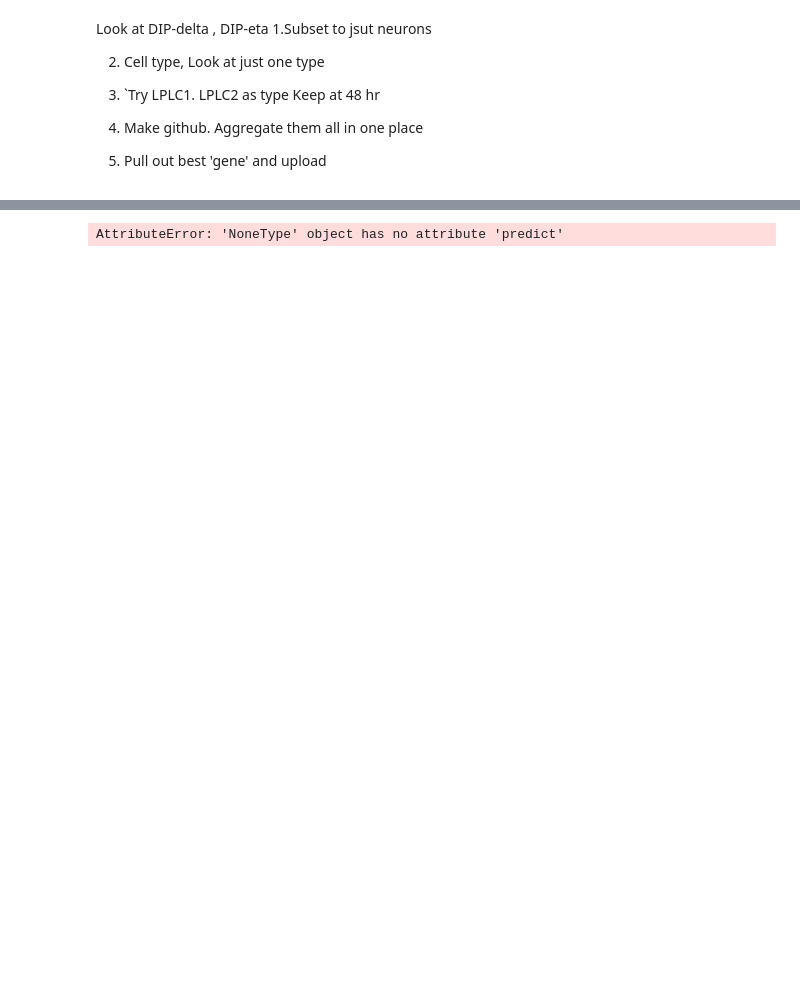
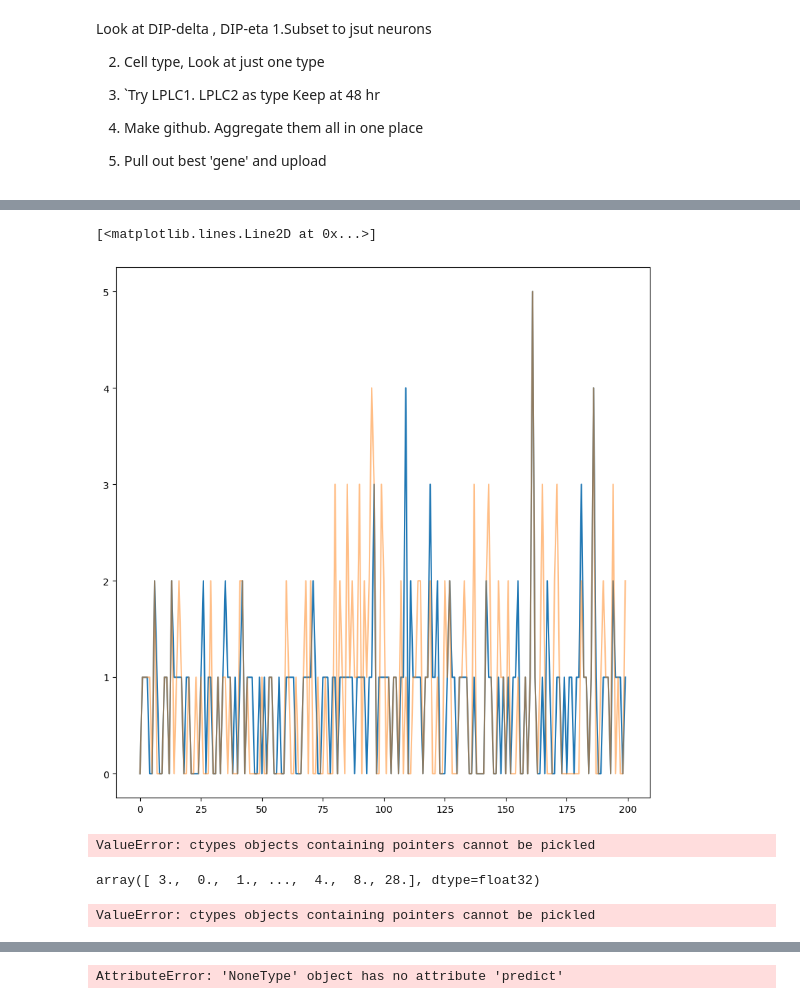
Before and after one commit to kjl3467/GeneExpressionPrediction, a Jupyter notebook: testing.ipynb, the cells around one changed output, grey strips where cells are left out. Drawn from its saved outputs; the diff is of its cells as text; code cells hidden in the pictures; blank space fills up the shorter version.

```diff
--- a/testing.ipynb
+++ b/testing.ipynb
@@ -75,6 +96,6 @@ params = {
 
     'n_estimators': 100,
     'device': 'cuda',
-    'objective': 'reg:squarederror',  # Example for binary classification task
+    'objective': 'reg:squaredlogerror',  # Example for binary classification task
     'eval_metric': 'mae'  # Example for binary classification task
 }
@@ -81,5 +106,6 @@ params = {
 # %%
-search.train_model(0.01,params)
+search.train_model(0.005,params)
+search.evaluate_performance()
 # %% [output]
 Parameters: { "n_estimators" } are not used.
 
@@ -87,0 +117,22 @@ Parameters: { "n_estimators" } are not used.
+# %%
+plt.figure(figsize=(10,10))
+plt.plot(np.maximum(np.round(search.trained_model.predict(search.
+                             test[0]))[:,11][:200],0))
+plt.plot(search.test[1][:,11][:200].toarray(),alpha=0.5)
+# %% [output]
+[<matplotlib.lines.Line2D at 0x...>]
+[figure, added]
+# %%
+import pickle
+pickle.dump((search.train,search.test,search.trained_model), open("neuron_48hr.sav", "wb"))
+# %% [output]
+ValueError: ctypes objects containing pointers cannot be pickled
+# %%
+np.maximum(np.round(search.trained_model.predict(search.
+                             test[0]))[:,3],0)
+# %% [output]
+array([ 3.,  0.,  1., ...,  4.,  8., 28.], dtype=float32)
+# %%
+pickle.dump(search.train,open("test.sav", "wb"))
+# %% [output]
+ValueError: ctypes objects containing pointers cannot be pickled
```
Also changed, not shown: parts of 12 cells of this notebook.
